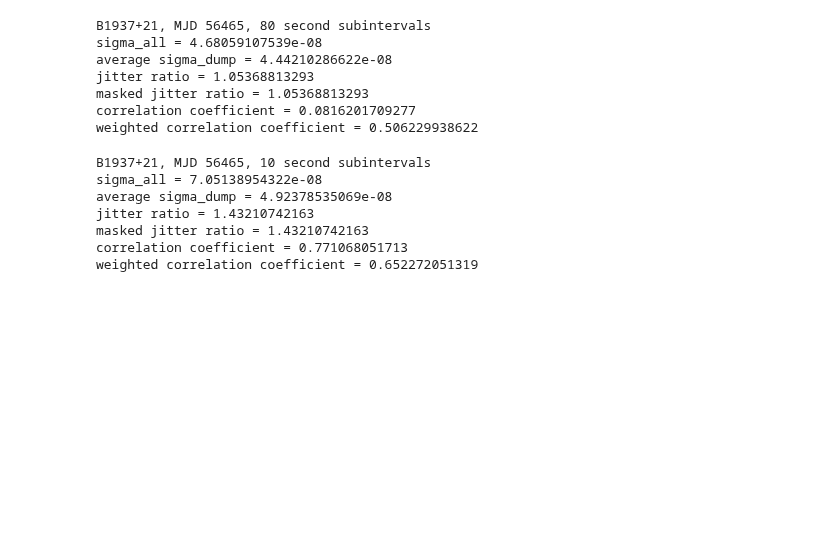
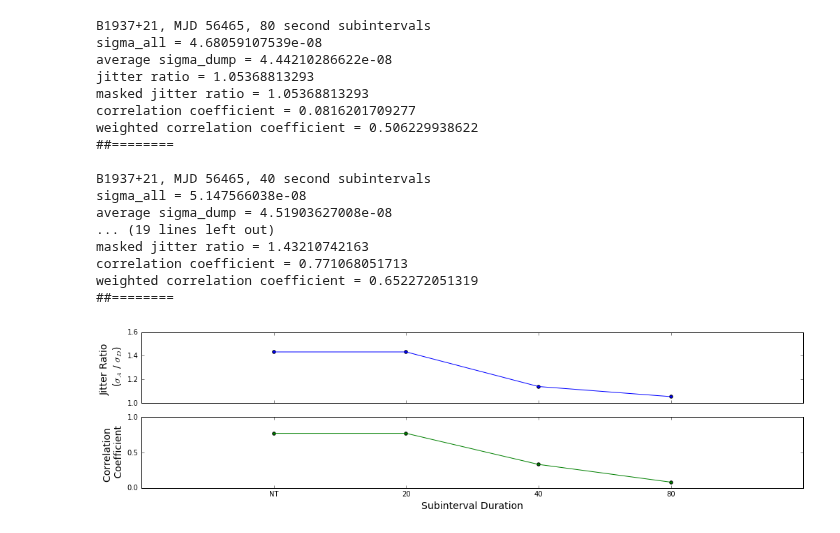
Before and after one commit to elliesch/pulsar_codes, a Jupyter notebook: WeightedStdDev.ipynb, the cells around one changed output. Saved outputs shown, nothing was run; the diff lists cells and outputs as text; code cells hidden in the pictures; blank space fills up the shorter version.

```diff
--- a/WeightedStdDev.ipynb
+++ b/WeightedStdDev.ipynb
@@ -215,23 +228,23 @@ weighted correlation coefficient = 0.895444174152
 # %%
-jitter_ratio("/nimrod1/eschwab/residuals/B1937+21_resid_56465_80F8.tmp",
-            56465.3, 56465.32, 'B1937+21, MJD 56465, 80 second subintervals')
+jitter_ratio("B1937+21", "56465",
+            56465.3, 56465.32)
 # %% [output]
 B1937+21, MJD 56465, 80 second subintervals
 sigma_all = 4.68059107539e-08
 average sigma_dump = 4.44210286622e-08
 jitter ratio = 1.05368813293
 masked jitter ratio = 1.05368813293
 correlation coefficient = 0.0816201709277
 weighted correlation coefficient = 0.506229938622
+##========
+
+B1937+21, MJD 56465, 40 second subintervals
+sigma_all = 5.147566038e-08
+average sigma_dump = 4.51903627008e-08
+... (19 lines left out)
+masked jitter ratio = 1.43210742163
+correlation coefficient = 0.771068051713
+weighted correlation coefficient = 0.652272051319
+##========
+[figure, added]
-# %%
-jitter_ratio("/nimrod1/eschwab/residuals/B1937+21_resid_56465_NTF8.tmp",
-            56465.3, 56465.32, 'B1937+21, MJD 56465, 10 second subintervals')
-# %% [output]
-B1937+21, MJD 56465, 10 second subintervals
-sigma_all = 7.05138954322e-08
-average sigma_dump = 4.92378535069e-08
-jitter ratio = 1.43210742163
-masked jitter ratio = 1.43210742163
-correlation coefficient = 0.771068051713
-weighted correlation coefficient = 0.652272051319
 # %%
```
Also changed, not shown: parts of 27 cells of this notebook.
